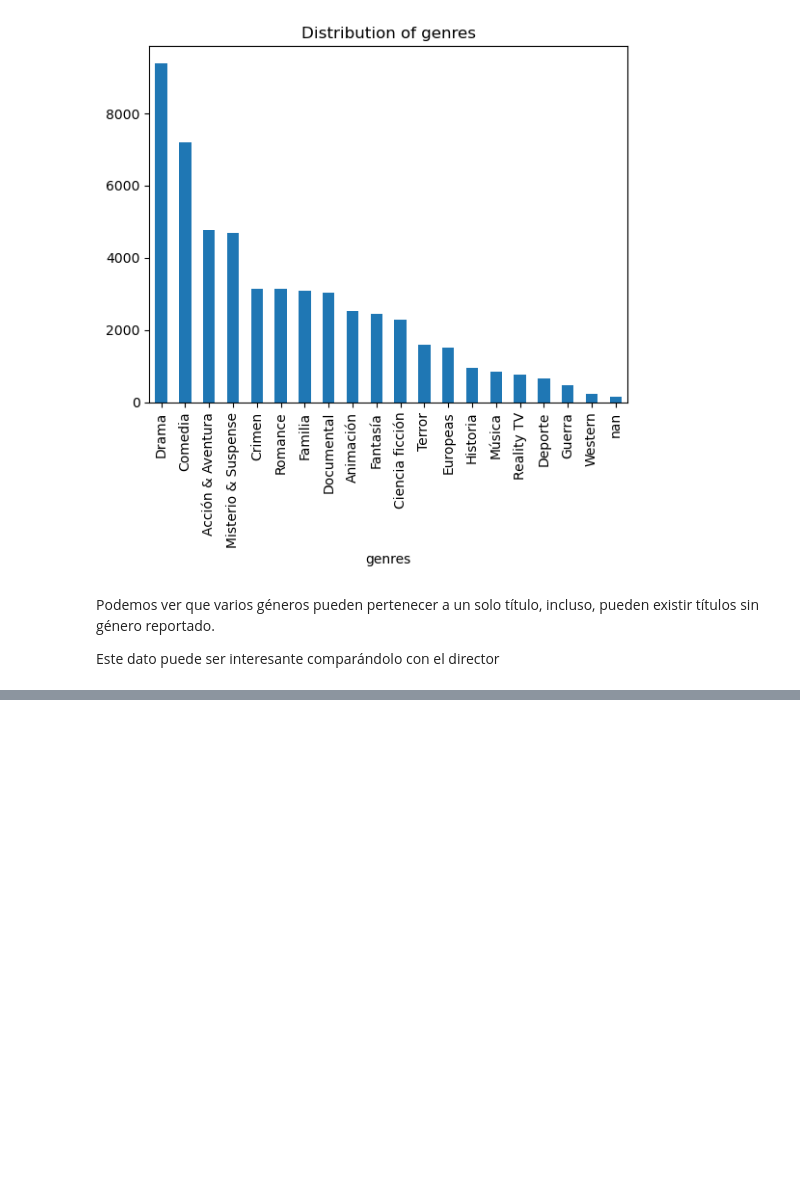
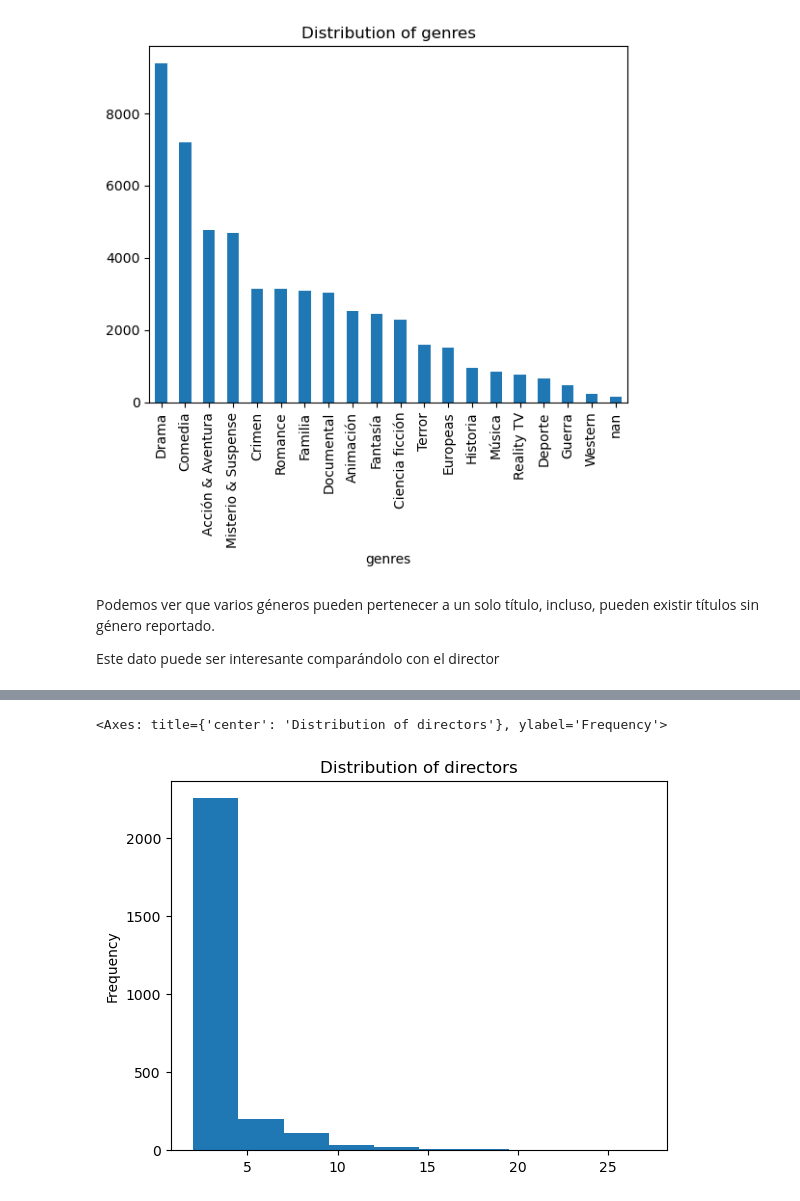
Before and after one commit to Josehoyos26/ML_NS_G13, a Jupyter notebook: Proyecto/EDA.ipynb, the cells around one changed output, grey strips where cells are left out. Cells and saved outputs as stored; diff of their text form; code cells hidden in the pictures; blank space fills up the shorter version.

```diff
--- a/Proyecto/EDA.ipynb
+++ b/Proyecto/EDA.ipynb
@@ -249,0 +330,5 @@ Este dato puede ser interesante comparándolo con el director
+# %%
+directors_more_one_title.plot(kind='hist', title='Distribution of directors')
+# %% [output]
+<Axes: title={'center': 'Distribution of directors'}, ylabel='Frequency'>
+[figure, added]
```
Also changed, not shown: parts of 21 cells of this notebook.
